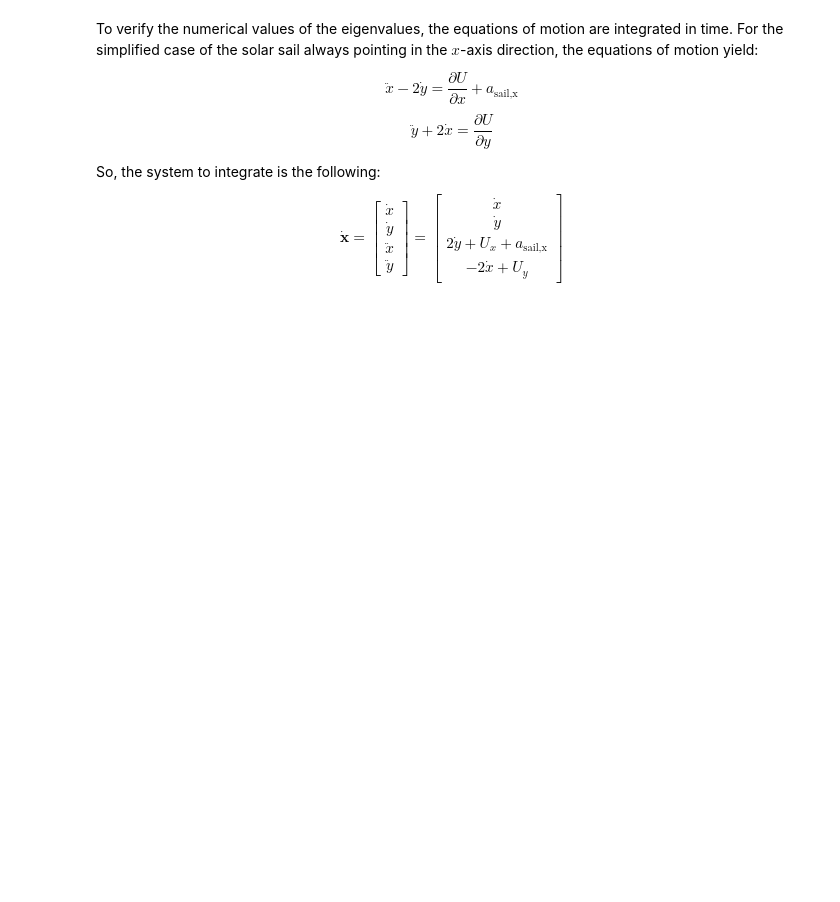
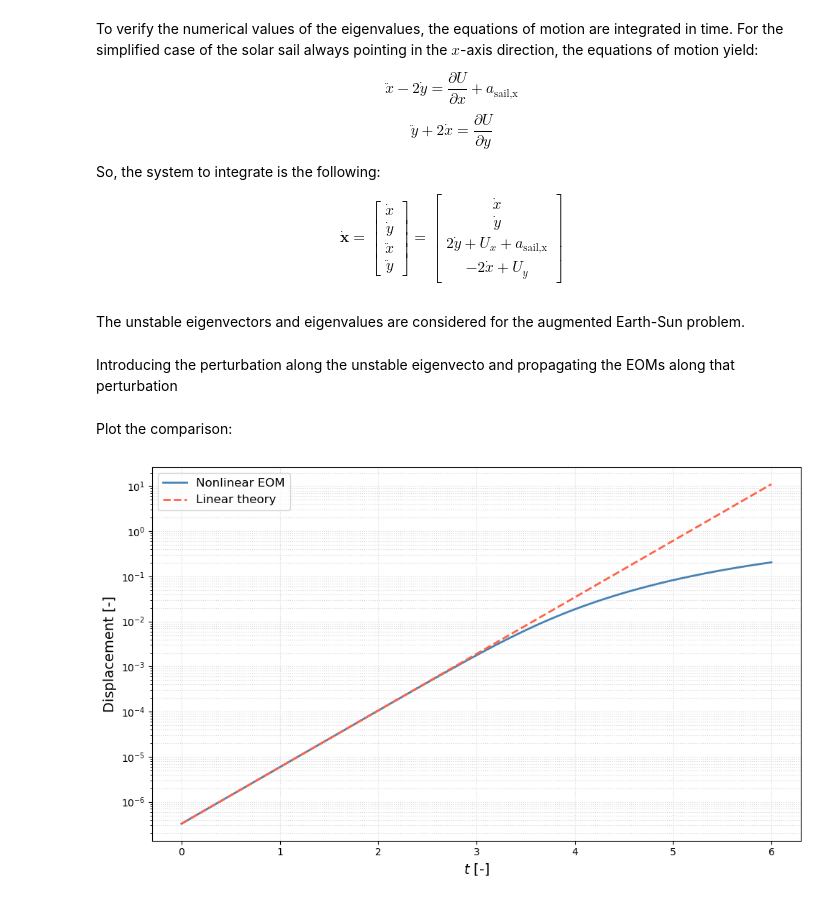
Before and after one commit to ismaelgallolopez/MIMOSA-special-topics-astrodynamics, a Jupyter notebook: code/wps/wp3.ipynb, the cells around one changed output. Drawn from its saved outputs; the diff is of its cells as text; code cells hidden in the pictures; blank space fills up the shorter version.

```diff
--- a/code/wps/wp3.ipynb
+++ b/code/wps/wp3.ipynb
@@ -313,3 +314,38 @@ def eom(t, state, mu, beta=0):
     r1 = np.sqrt((x + mu)**2 + y**2)
     a_sail = beta * (1 - mu) / r1**2
     return [xdot, ydot, 2*ydot + Ux + a_sail, -2*xdot + Uy]
+# %% [markdown]
+The unstable eigenvectors and eigenvalues are considered for the augmented Earth-Sun problem.
+# %%
+lambda_unstable = eigenvalues_earth_sail[1].real
+vector_unstable = eigenvectors_earth_sail[:, 1].real / np.linalg.norm(eigenvectors_earth_sail[:, 1].real)
+# %% [markdown]
+Introducing the perturbation along the unstable eigenvecto and propagating the EOMs along that perturbation
+# %%
+perturbation = 1e-6
+time_span = 6
+state0 = np.array([L2_artificial_earth, 0.0, 0.0, 0.0]) + perturbation * vector_unstable
+sol = solve_ivp(eom, [0, time_span], state0, args=(mass_ratio_sun_earth, beta_earth), method='DOP853', rtol=1e-12, atol=1e-14, dense_output=True)
+# %% [markdown]
+Plot the comparison:
+# %%
+t_plot = np.linspace(0, time_span, 2000)
+trajectory = sol.sol(t_plot)
+displacement = np.linalg.norm(trajectory[:2] - np.array([[L2_artificial_earth], [0.0]]), axis=0)
+
+disp0 = np.linalg.norm(state0[:2] - np.array([L2_artificial_earth, 0.0]))
+theory = disp0 * np.exp(lambda_unstable * t_plot)
+
+plt.figure(figsize=(10, 6))
+plt.semilogy(t_plot, displacement, color='steelblue', lw=2, label='Nonlinear EOM')
+plt.semilogy(t_plot, theory, color='tomato', lw=2, ls='--', label=f'Linear theory')
+plt.xlabel('$t$ [-]', fontsize=14)
+plt.ylabel('Displacement [-]', fontsize=14)
+# plt.title('Eigenvalue verification: Sun-Earth L2', fontsize=14)
+plt.legend(fontsize=12)
+plt.grid(True, which='both', ls=':', alpha=0.5)
+plt.tight_layout()
+plt.savefig('figures/eigenvalue_verification.pdf', format='pdf', dpi=300, bbox_inches='tight')
+plt.show()
+# %% [output]
+[figure, added]
```
Also changed, not shown: parts of 2 cells of this notebook, 8 other files.
